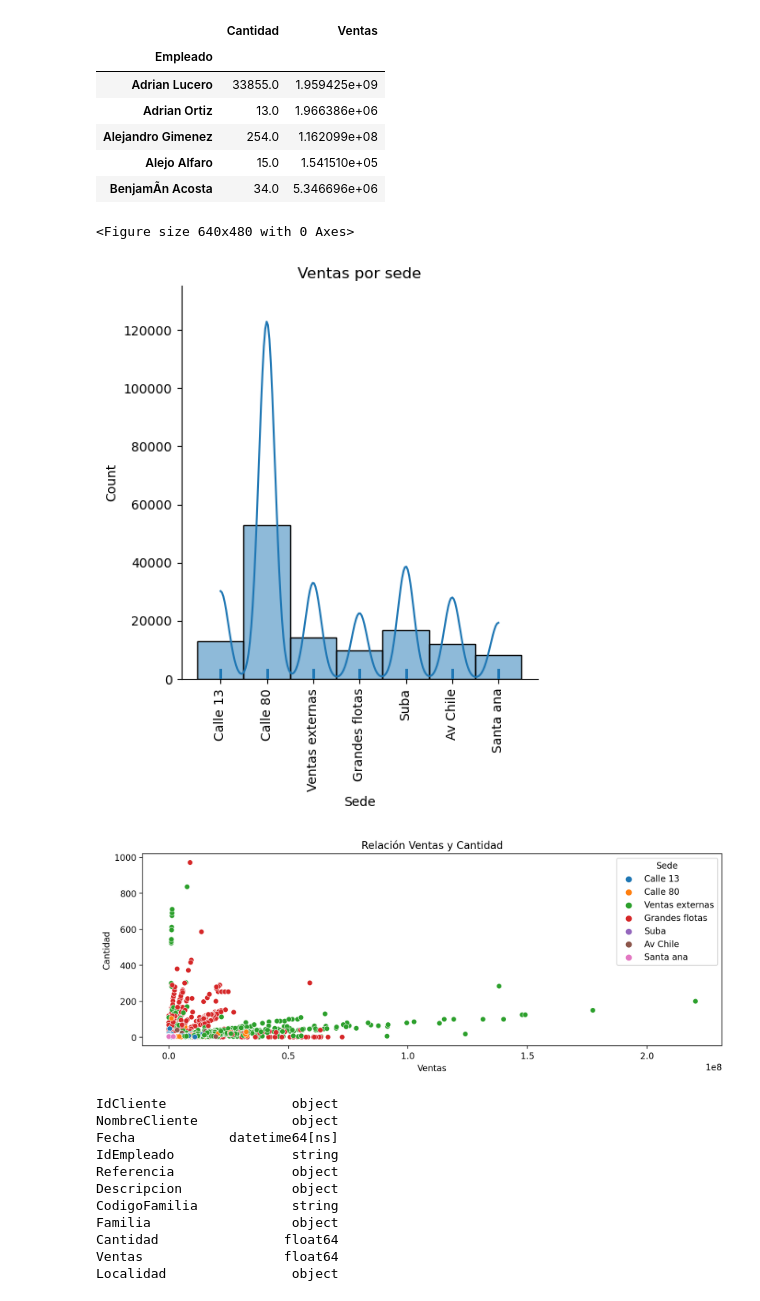
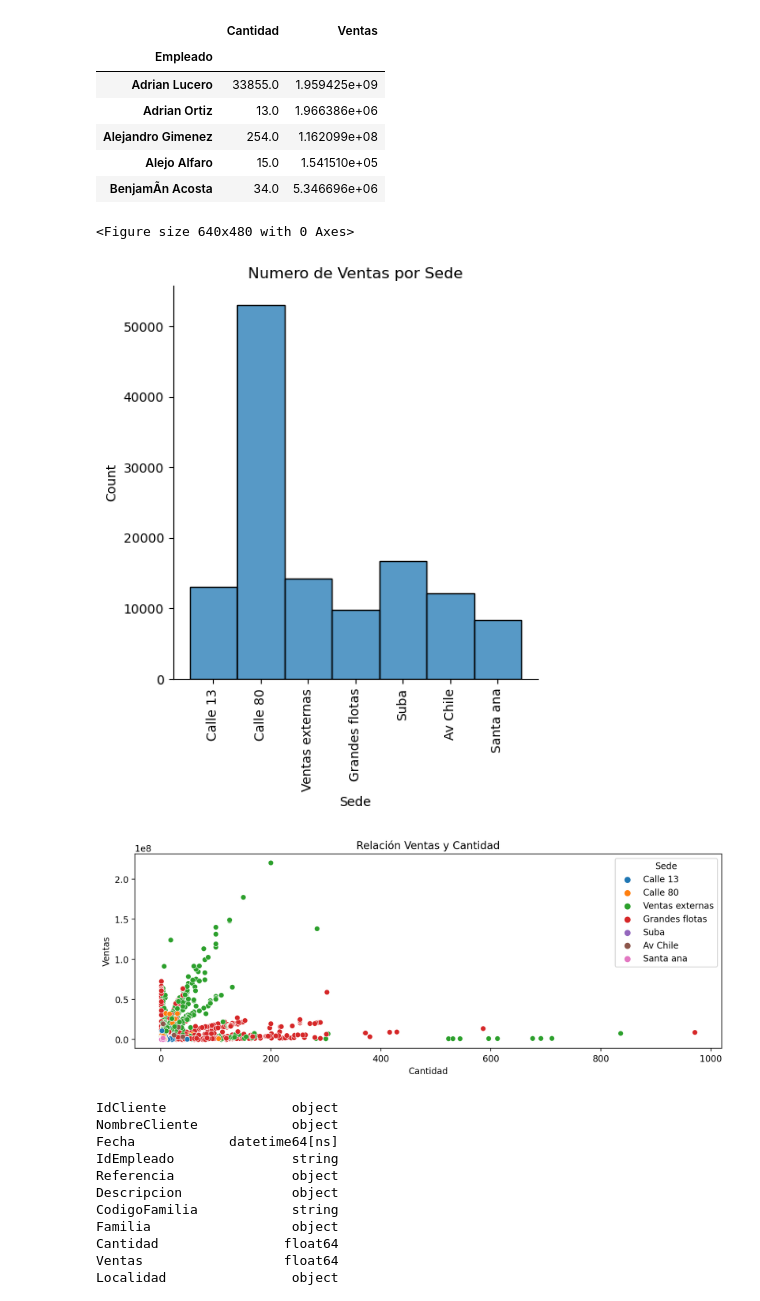
Before and after one commit to Darkzos/Project-Automotive-Service-Auto-Motors-, a Jupyter notebook: Python-Jupyter./Análisis Automotriz Final.ipynb, the cells around one changed output. Drawn from its saved outputs; the diff is of its cells as text; code cells hidden in the pictures.

Commit message:
Changes on the plots

```diff
--- a/Python-Jupyter./Análisis Automotriz Final.ipynb
+++ b/Python-Jupyter./Análisis Automotriz Final.ipynb
@@ -220,16 +220,16 @@ df.groupby('Empleado').sum().head() #Top empleados con más Ventas
 | BenjamÃ­n Acosta | 34.0 | 5.346696e+06 |
 # %%
 plt.figure()
-sns.displot(data=df,x='Sede',bins=10,kde=True,rug=True).set(title='Ventas por sede')
+sns.displot(data=df,x='Sede',bins=10).set(title='Numero de Ventas por Sede')
 plt.xticks(rotation=90);
 # %% [output]
 <Figure size 640x480 with 0 Axes>
-[figure, old version]
+[figure, new version]
 # %%
 plt.figure(figsize=(12,4),dpi=200)
-sns.scatterplot(x="Ventas",y="Cantidad",data=df,hue="Sede",palette="tab10",).set(title="Relación Ventas y Cantidad");
+sns.scatterplot(x="Cantidad",y="Ventas",data=df,hue="Sede",palette="tab10",).set(title="Relación Ventas y Cantidad");
 # %% [output]
-[figure, old version]
+[figure, new version]
 # %%
 df['Fecha'] = pd.to_datetime(df['Fecha'], format="%d/%m/%Y")
 # %%
```
Also changed, not shown: parts of 4 cells of this notebook.
